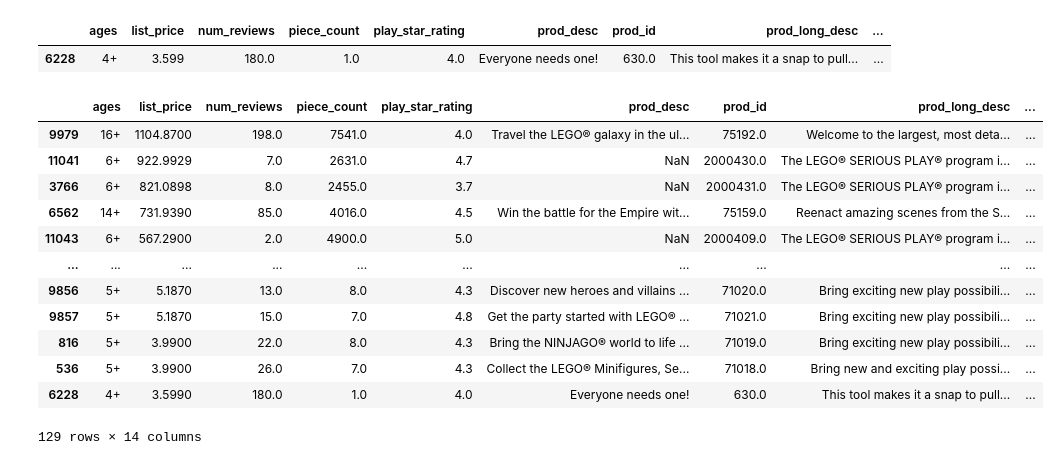
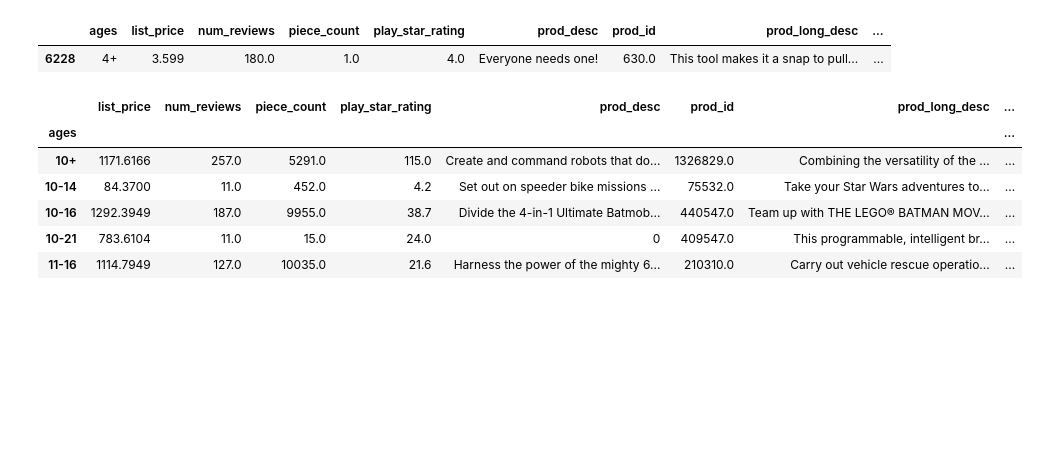
Before and after one commit to dfr5407/DS220, a Jupyter notebook: Project2/pyLegoSetDataset.ipynb, the cells around one changed output. Drawn from its saved outputs; the diff is of its cells as text; code cells hidden in the pictures; blank space fills up the shorter version.

```diff
--- a/Project2/pyLegoSetDataset.ipynb
+++ b/Project2/pyLegoSetDataset.ipynb
@@ -226,19 +226,13 @@ leastExpensiveSet
 |  | ages | list_price | num_reviews | piece_count | play_star_rating | prod_desc | prod_id | prod_long_desc | ... |
 | 6228 | 4+ | 3.599 | 180.0 | 1.0 | 4.0 | Everyone needs one! | 630.0 | This tool makes it a snap to pull... | ... |
 # %%
-variousAges = distinctsets.groupby(['ages'])
+variousAges = distinctsets.groupby(['ages']).sum()
 variousAges.head()
 # %% [output]
-|  | ages | list_price | num_reviews | piece_count | play_star_rating | prod_desc | prod_id | prod_long_desc | ... |
-| 9979 | 16+ | 1104.8700 | 198.0 | 7541.0 | 4.0 | Travel the LEGO® galaxy in the ul... | 75192.0 | Welcome to the largest, most deta... | ... |
-| 11041 | 6+ | 922.9929 | 7.0 | 2631.0 | 4.7 | NaN | 2000430.0 | The LEGO® SERIOUS PLAY® program i... | ... |
-| 3766 | 6+ | 821.0898 | 8.0 | 2455.0 | 3.7 | NaN | 2000431.0 | The LEGO® SERIOUS PLAY® program i... | ... |
-| 6562 | 14+ | 731.9390 | 85.0 | 4016.0 | 4.5 | Win the battle for the Empire wit... | 75159.0 | Reenact amazing scenes from the S... | ... |
-| 11043 | 6+ | 567.2900 | 2.0 | 4900.0 | 5.0 | NaN | 2000409.0 | The LEGO® SERIOUS PLAY® program i... | ... |
-| ... | ... | ... | ... | ... | ... | ... | ... | ... | ... |
-| 9856 | 5+ | 5.1870 | 13.0 | 8.0 | 4.3 | Discover new heroes and villains ... | 71020.0 | Bring exciting new play possibili... | ... |
-| 9857 | 5+ | 5.1870 | 15.0 | 7.0 | 4.8 | Get the party started with LEGO® ... | 71021.0 | Bring exciting new play possibili... | ... |
-| 816 | 5+ | 3.9900 | 22.0 | 8.0 | 4.3 | Bring the NINJAGO® world to life ... | 71019.0 | Bring exciting new play possibili... | ... |
-| 536 | 5+ | 3.9900 | 26.0 | 7.0 | 4.3 | Collect the LEGO® Minifigures, Se... | 71018.0 | Bring new and exciting play possi... | ... |
-| 6228 | 4+ | 3.5990 | 180.0 | 1.0 | 4.0 | Everyone needs one! | 630.0 | This tool makes it a snap to pull... | ... |
+|  | list_price | num_reviews | piece_count | play_star_rating | prod_desc | prod_id | prod_long_desc | ... |
+| ages |  |  |  |  |  |  |  | ... |
+| 10+ | 1171.6166 | 257.0 | 5291.0 | 115.0 | Create and command robots that do... | 1326829.0 | Combining the versatility of the ... | ... |
+| 10-14 | 84.3700 | 11.0 | 452.0 | 4.2 | Set out on speeder bike missions ... | 75532.0 | Take your Star Wars adventures to... | ... |
+| 10-16 | 1292.3949 | 187.0 | 9955.0 | 38.7 | Divide the 4-in-1 Ultimate Batmob... | 440547.0 | Team up with THE LEGO® BATMAN MOV... | ... |
+| 10-21 | 783.6104 | 11.0 | 15.0 | 24.0 | 0 | 409547.0 | This programmable, intelligent br... | ... |
+| 11-16 | 1114.7949 | 127.0 | 10035.0 | 21.6 | Harness the power of the mighty 6... | 210310.0 | Carry out vehicle rescue operatio... | ... |
-129 rows × 14 columns
```
